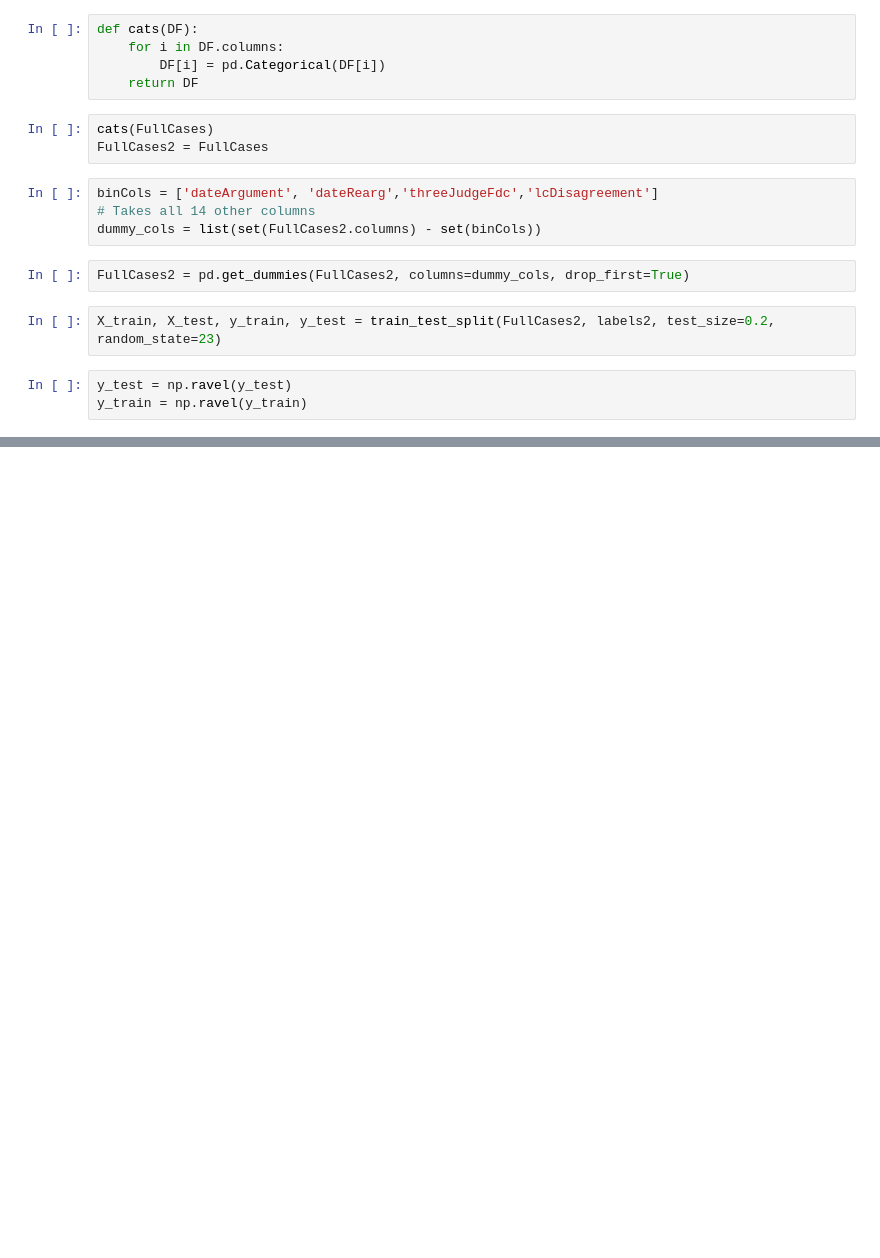
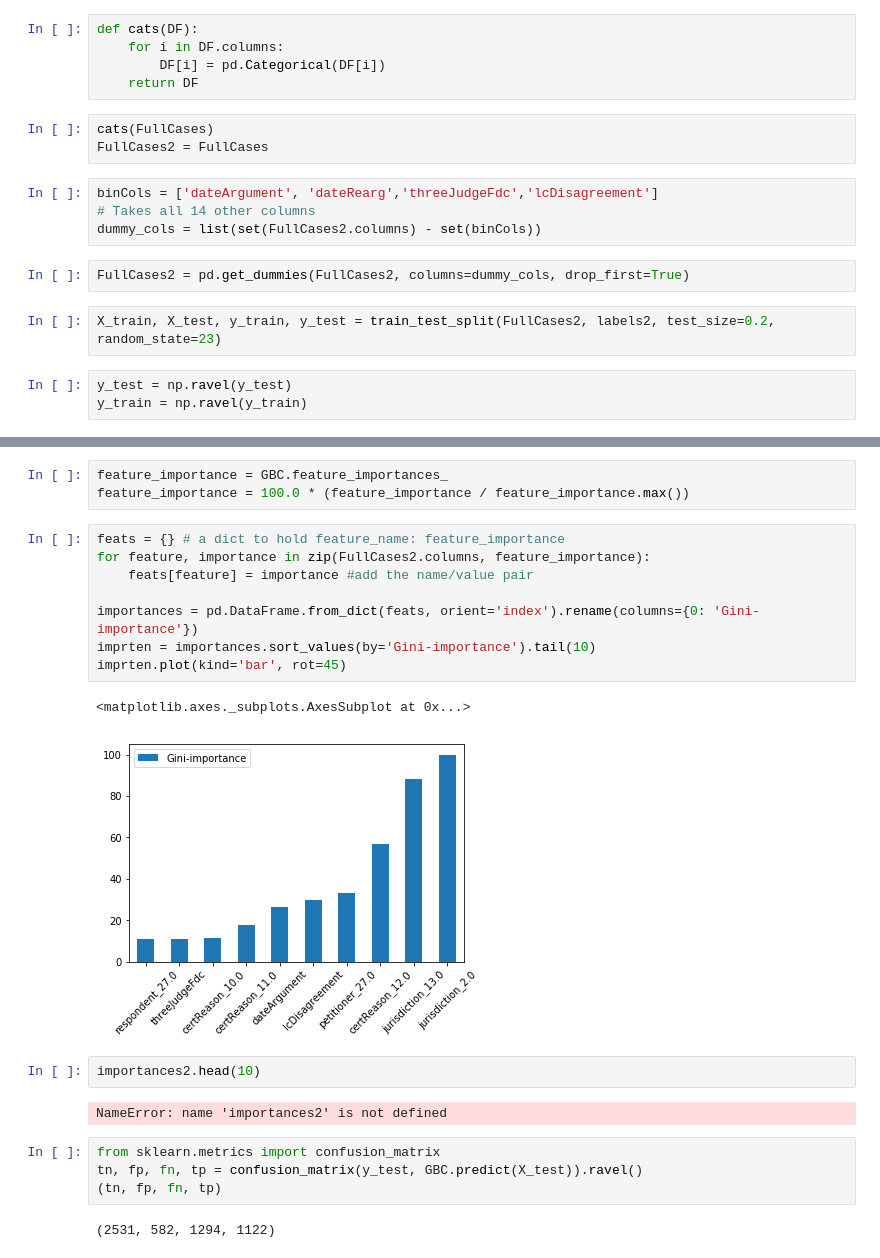
Before and after one commit to DKEENEY81/project, a Jupyter notebook: FulldataModel.ipynb, the cells around one changed output, grey strips where cells are left out. Cells and saved outputs as stored; diff of their text form; blank space fills up the shorter version.

```diff
--- a/FulldataModel.ipynb
+++ b/FulldataModel.ipynb
@@ -130,0 +108,24 @@ sum(y_train)
+# %%
+feature_importance = GBC.feature_importances_
+feature_importance = 100.0 * (feature_importance / feature_importance.max())
+# %%
+feats = {} # a dict to hold feature_name: feature_importance
+for feature, importance in zip(FullCases2.columns, feature_importance):
+    feats[feature] = importance #add the name/value pair
+
+importances = pd.DataFrame.from_dict(feats, orient='index').rename(columns={0: 'Gini-importance'})
+imprten = importances.sort_values(by='Gini-importance').tail(10)
+imprten.plot(kind='bar', rot=45)
+# %% [output]
+<matplotlib.axes._subplots.AxesSubplot at 0x...>
+[figure, added]
+# %%
+importances2.head(10)
+# %% [output]
+NameError: name 'importances2' is not defined
+# %%
+from sklearn.metrics import confusion_matrix
+tn, fp, fn, tp = confusion_matrix(y_test, GBC.predict(X_test)).ravel()
+(tn, fp, fn, tp)
+# %% [output]
+(2531, 582, 1294, 1122)
```
Also changed, not shown: parts of 12 cells of this notebook.
